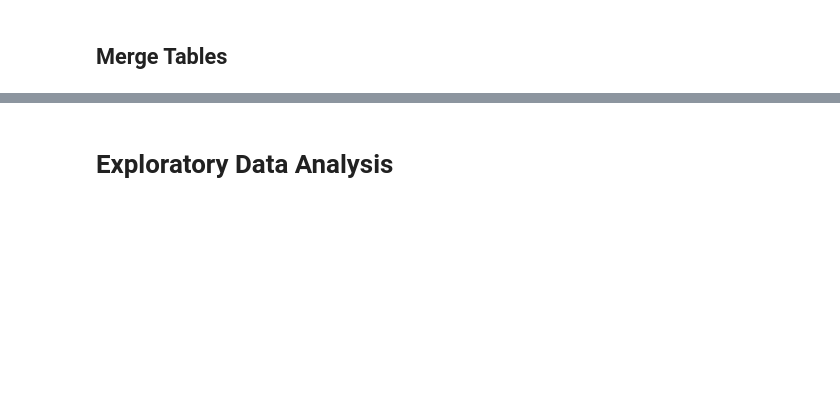
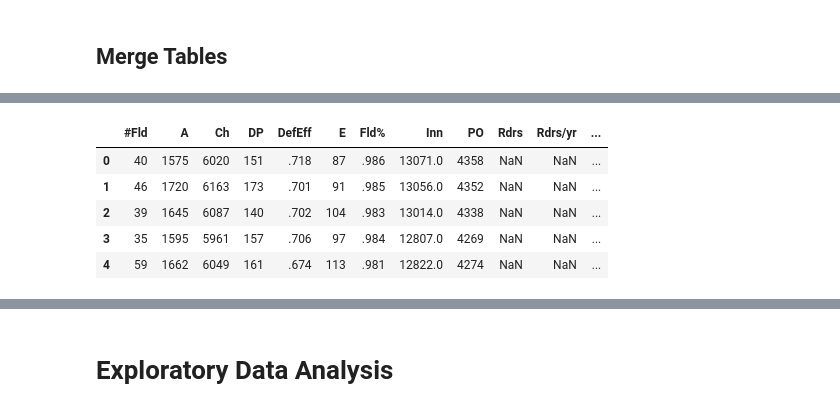
Before and after one commit to kjones5/metis_bootcamp, a Jupyter notebook: 2_Project-Luther_Baseball-Data/Webscraping_MLBteamsAL.ipynb, the cells around one changed output, grey strips where cells are left out. Drawn from its saved outputs; the diff is of its cells as text; code cells hidden in the pictures; blank space fills up the shorter version.

```diff
--- a/2_Project-Luther_Baseball-Data/Webscraping_MLBteamsAL.ipynb
+++ b/2_Project-Luther_Baseball-Data/Webscraping_MLBteamsAL.ipynb
@@ -1203,0 +1205,9 @@ df_master =
+# %%
+df_fld_sm.head()
+# %% [output]
+|  | #Fld | A | Ch | DP | DefEff | E | Fld% | Inn | PO | Rdrs | Rdrs/yr | ... |
+| 0 | 40 | 1575 | 6020 | 151 | .718 | 87 | .986 | 13071.0 | 4358 | NaN | NaN | ... |
+| 1 | 46 | 1720 | 6163 | 173 | .701 | 91 | .985 | 13056.0 | 4352 | NaN | NaN | ... |
+| 2 | 39 | 1645 | 6087 | 140 | .702 | 104 | .983 | 13014.0 | 4338 | NaN | NaN | ... |
+| 3 | 35 | 1595 | 5961 | 157 | .706 | 97 | .984 | 12807.0 | 4269 | NaN | NaN | ... |
+| 4 | 59 | 1662 | 6049 | 161 | .674 | 113 | .981 | 12822.0 | 4274 | NaN | NaN | ... |
```
Also changed, not shown: parts of 33 cells of this notebook.
